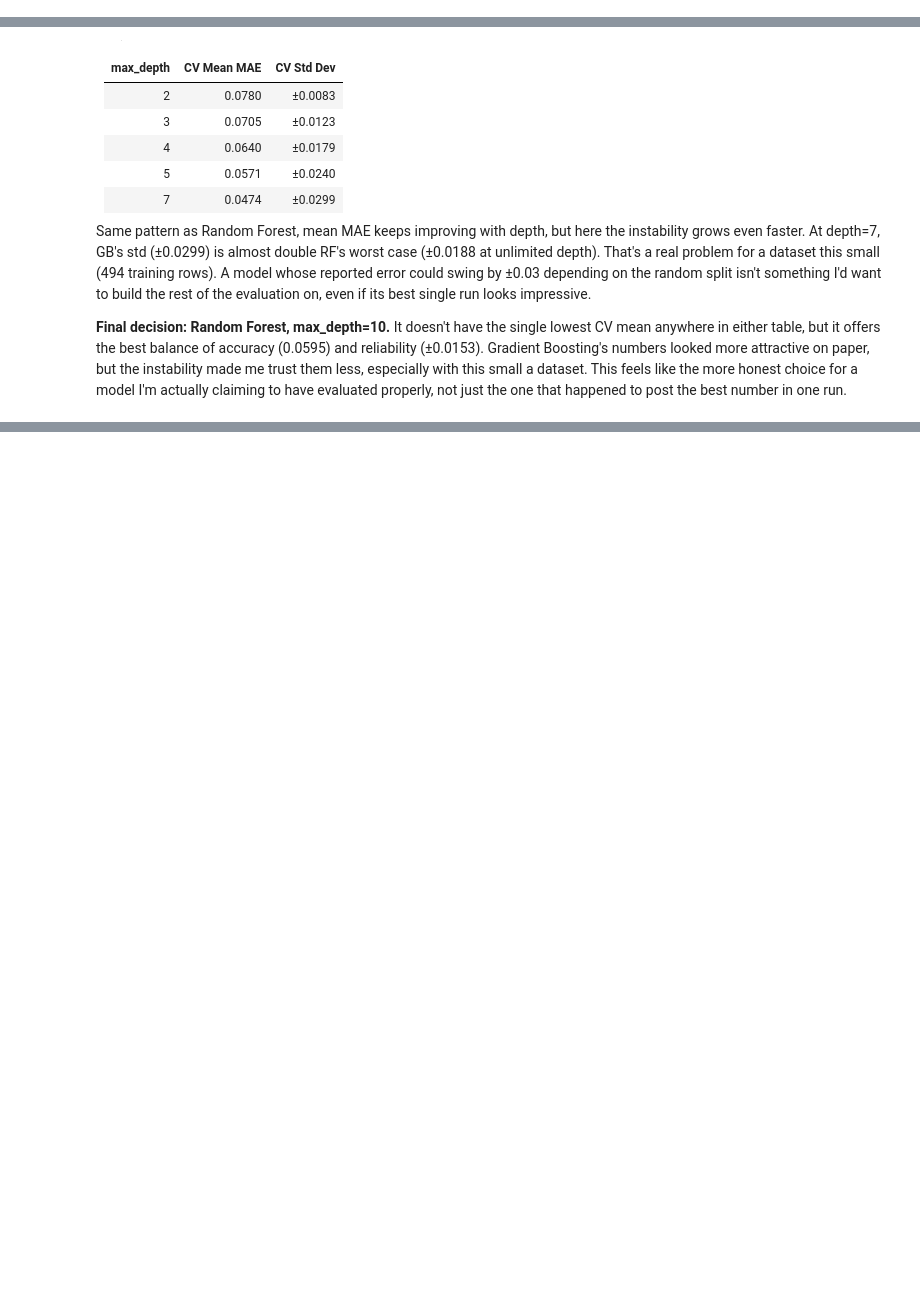
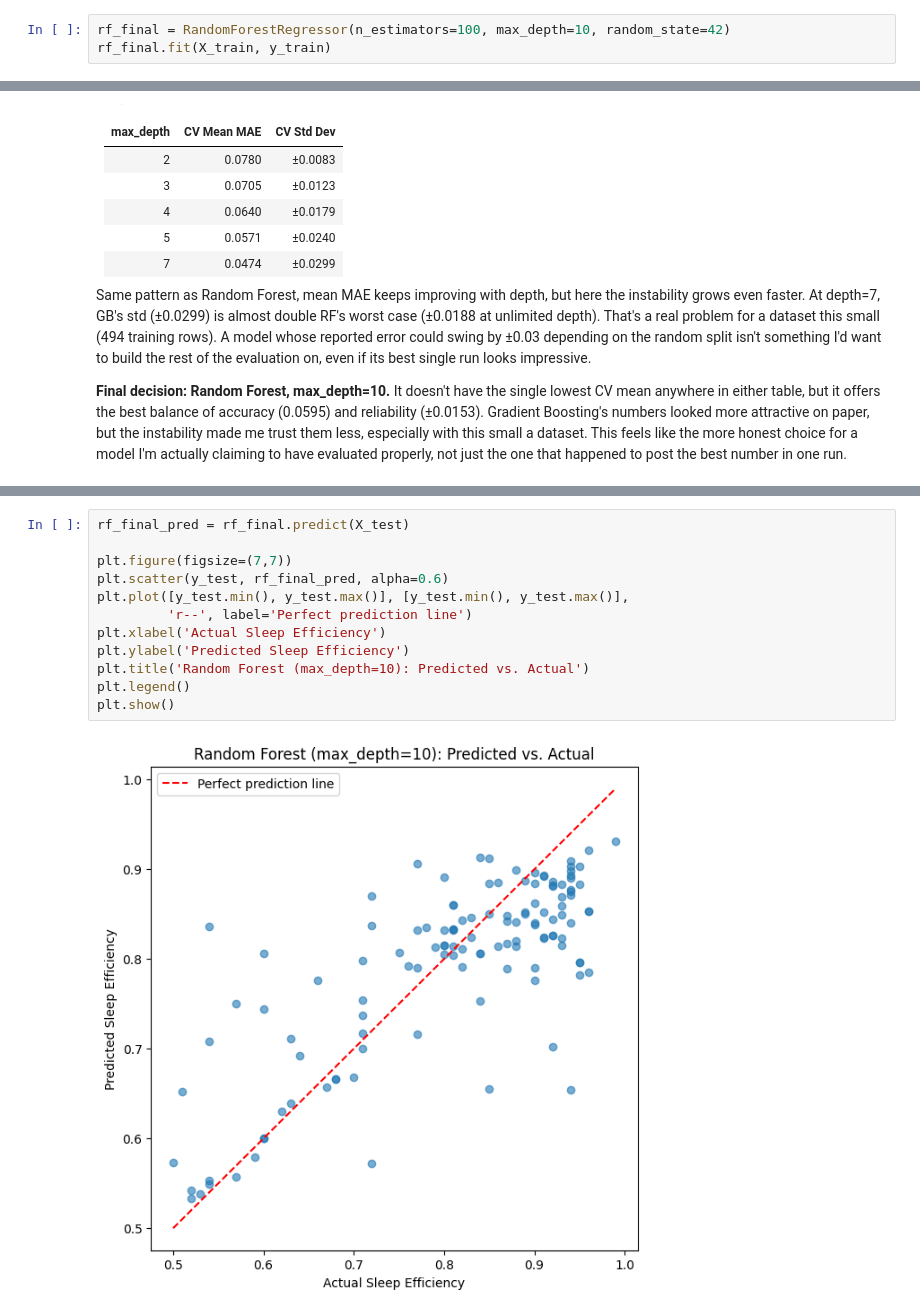
Before and after one commit to stnly999/Sleep-Efficiency-ML-A2, a Jupyter notebook: 14639482_Sleep_Efficiency_A2.ipynb, the cells around one changed output, grey strips where cells are left out. Drawn from its saved outputs; the diff is of its cells as text; blank space fills up the shorter version.

```diff
--- a/14639482_Sleep_Efficiency_A2.ipynb
+++ b/14639482_Sleep_Efficiency_A2.ipynb
@@ -956,6 +968,9 @@ rf_final.fit(X_train, y_train)
 This is the model I'll carry forward for the rest of the analysis,
 comparing against Gradient Boosting properly, and later for feature
 importance and failure analysis.
+# %%
+rf_final = RandomForestRegressor(n_estimators=100, max_depth=10, random_state=42)
+rf_final.fit(X_train, y_train)
 # %% [markdown]
 ### Choosing Between Random Forest and Gradient Boosting
 
@@ -989,0 +1099,14 @@ happened to post the best number in one run.
+# %%
+rf_final_pred = rf_final.predict(X_test)
+
+plt.figure(figsize=(7,7))
+plt.scatter(y_test, rf_final_pred, alpha=0.6)
+plt.plot([y_test.min(), y_test.max()], [y_test.min(), y_test.max()],
+         'r--', label='Perfect prediction line')
+plt.xlabel('Actual Sleep Efficiency')
+plt.ylabel('Predicted Sleep Efficiency')
+plt.title('Random Forest (max_depth=10): Predicted vs. Actual')
+plt.legend()
+plt.show()
+# %% [output]
+[figure, added]
```
Also changed, not shown: parts of 16 cells of this notebook.
